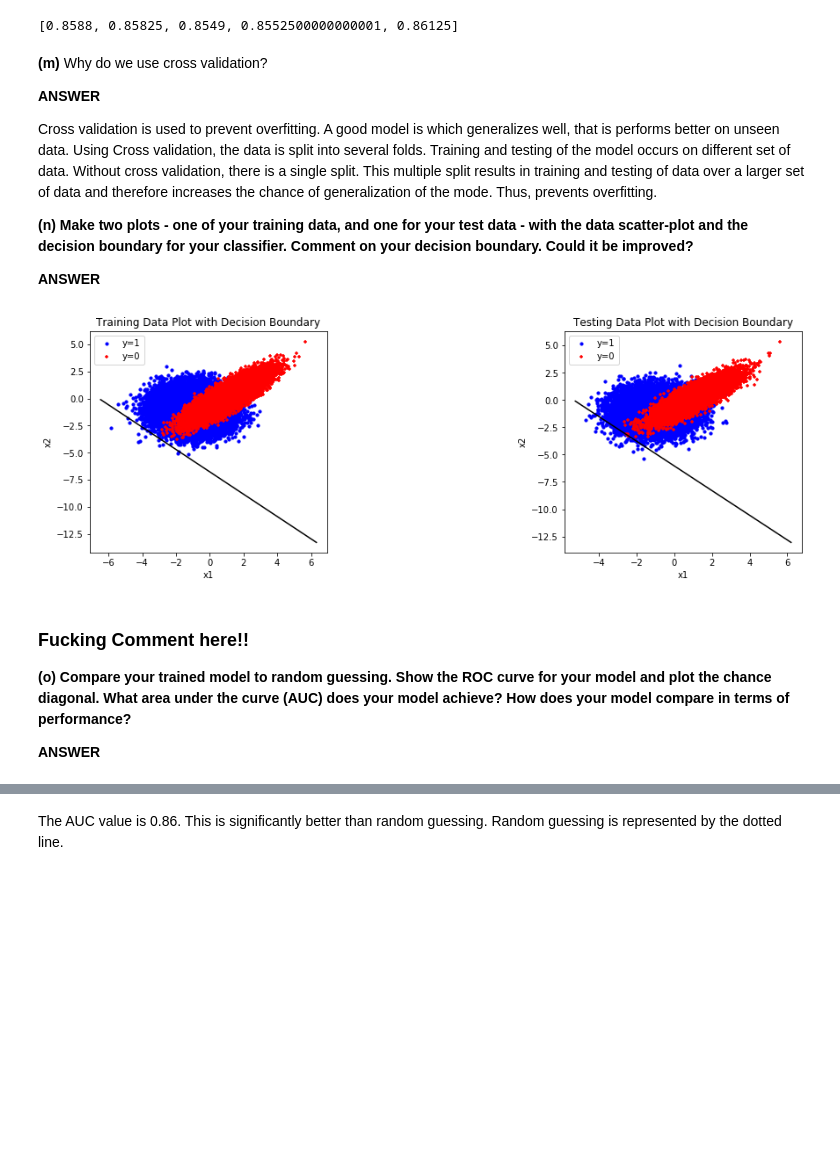
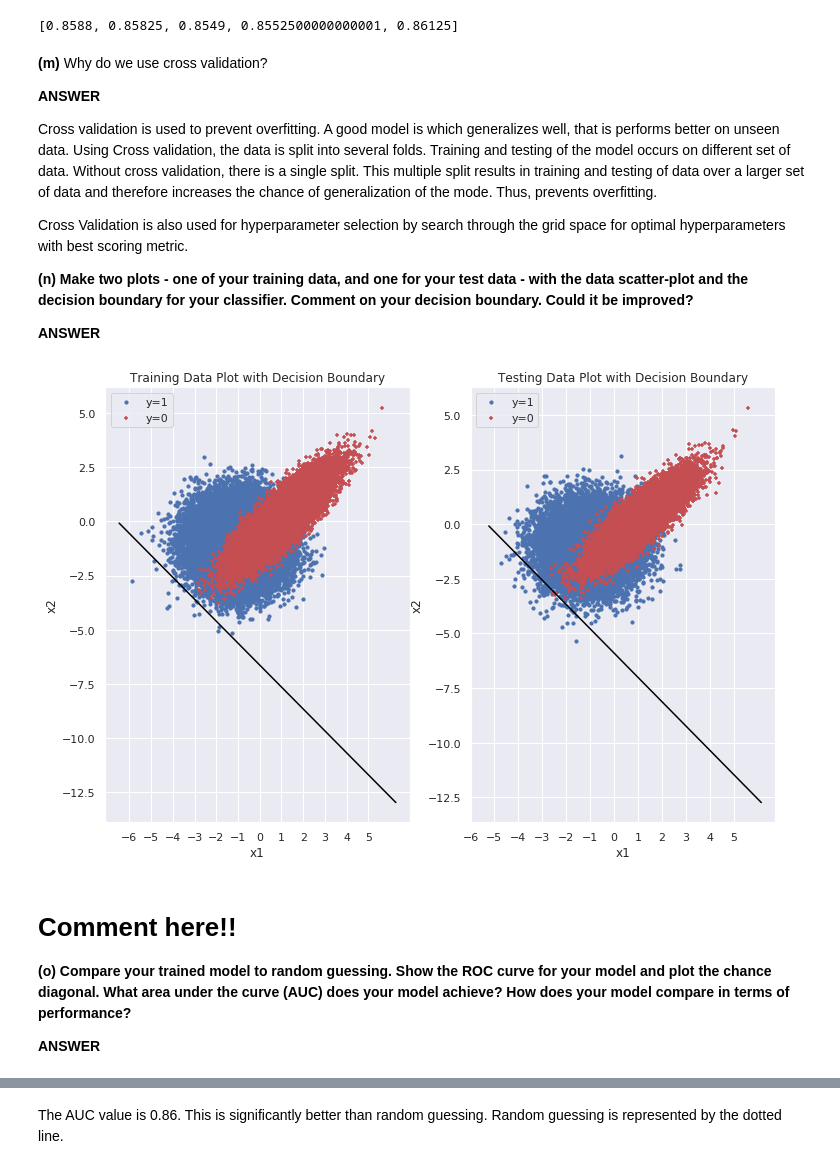
Before and after one commit to ravitashaw/ids705, a Jupyter notebook: assignment3/Assignment_3.ipynb, the cells around one changed output, grey strips where cells are left out. Drawn from its saved outputs; the diff is of its cells as text; code cells hidden in the pictures; blank space fills up the shorter version.

```diff
--- a/assignment3/Assignment_3.ipynb
+++ b/assignment3/Assignment_3.ipynb
@@ -377,6 +380,7 @@ lm.train(X_train, y_train)
 
 lm.validation_cost_function(X_test, y_test)
 
+sns.set()
 plt.figure()
 plt.ylabel('Cost')
 plt.xlabel('Iterations')
@@ -395,6 +399,7 @@ lm.train(X_train, y_train)
 
 lm.validation_cost_function(X_test, y_test)
 
+sns.set()
 plt.figure()
 plt.ylabel('Cost')
 plt.xlabel('Iterations')
@@ -423,6 +428,7 @@ lm.train(X_train, y_train)
 
 lm.validation_cost_function(X_test, y_test)
 
+sns.set()
 plt.figure()
 plt.ylabel('Cost')
 plt.xlabel('Iterations')
@@ -467,15 +473,22 @@ mean_fpr = np.linspace(0, 1, 100)
 
 i = 0
 final_lm = LogisiticRegression(learning_rate=0.01, epoch=2000, intercept=True, debug=False)
+fig = plt.figure(figsize=(14, 14))
 for train, test in cv.split(X, y):
+
     final_lm.train(X[train], y[train])
     preds = final_lm.predict(X[test])
+
     fpr, tpr, thresholds = roc_curve(y[test], preds)
     tprs.append(interp(mean_fpr, fpr, tpr))
     tprs[-1][0] = 0.0
+
     roc_auc = auc(fpr, tpr)
     aucs.append(roc_auc)
+
+    sns.set()
     plt.plot(fpr, tpr, lw=1, alpha=0.8, label='ROC fold %d (AUC = %0.2f)' % (i, roc_auc))
+
     print('Fold {} completed.'.format(i))
     i += 1
 
@@ -486,6 +499,7 @@ mean_tpr = np.mean(tprs, axis=0)
 mean_tpr[-1] = 1.0
 mean_auc = auc(mean_fpr, mean_tpr)
 std_auc = np.std(aucs)
+sns.set()
 plt.plot(mean_fpr, mean_tpr, color='b',
         label=r'Mean ROC (AUC = %0.2f $\pm$ %0.2f)' % (mean_auc, std_auc),
         lw=2, alpha=.8)
@@ -500,7 +514,7 @@ plt.xlim([-0.05, 1.05])
 plt.ylim([-0.05, 1.05])
 plt.xlabel('False Positive Rate')
 plt.ylabel('True Positive Rate')
-plt.title('ROC curve: My Logistic Regression Model')
+plt.title('ROC curve: Handmade Logistic Regression Model')
 plt.legend(loc="lower right")
 plt.show()
 # %% [output]
@@ -533,45 +540,49 @@ aucs
 
 Cross validation is used to prevent overfitting. A good model is which generalizes well, that is performs better on unseen data. Using Cross validation, the data is split into several folds. Training and testing of the model occurs on different set of data. Without cross validation, there is a single split. This multiple split results in training and testing of data over a larger set of data and therefore increases the chance of generalization of the mode. Thus, prevents overfitting.
 
+Cross Validation is also used for hyperparameter selection by search through the grid space for optimal hyperparameters with best scoring metric.
+
 **(n) Make two plots - one of your training data, and one for your test data - with the data scatter-plot and the decision boundary for your classifier. Comment on your decision boundary. Could it be improved?**
 
 **ANSWER**
 # %%
 import matplotlib.pyplot as plt
 
 intercept, x1_coeff, x2_coeff = final_lm.weights[0][0], final_lm.weights[1][0], final_lm.weights[2][0]
 
-fig = plt.figure()
-
+fig = plt.figure(figsize=(12, 8))
+sns.set()
 ax1 = fig.add_subplot(121)
 ax1.scatter(X_train[y_train==1].x1, X_train[y_train==1].x2, s=10, c='b', marker="o", label='y=1')
 ax1.scatter(X_train[y_train==0].x1, X_train[y_train==0].x2, s=10, c='r', marker="+", label='y=0')
 plt.legend(loc='upper left');
 
 x_min, x_max = ax1.get_xlim()
+plt.xticks(np.arange(-6, 6, step=1))
 ax1.plot([x_min, x_max], [intercept, (x_max*x1_coeff)+(x_max*x2_coeff)+intercept], c='black')
 plt.title('Training Data Plot with Decision Boundary')
 plt.ylabel('x2')
 plt.xlabel('x1')
 
 ax2 = fig.add_subplot(122)
 ax2.scatter(X_test[y_test==1].x1, X_test[y_test==1].x2, s=10, c='b', marker="o", label='y=1')
 ax2.scatter(X_test[y_test==0].x1, X_test[y_test==0].x2, s=10, c='r', marker="+", label='y=0')
 plt.legend(loc='upper left')
 
 x_min, x_max = ax2.get_xlim()
 ax2.plot([x_min, x_max], [intercept, (x_max*x1_coeff)+(x_max*x2_coeff)+intercept], c='black')
+plt.xticks(np.arange(-6, 6, step=1))
 plt.title('Testing Data Plot with Decision Boundary')
 plt.xlabel('x1')
 plt.ylabel('x2')
 
-plt.subplots_adjust(left=None, bottom=None, right=2.0, top=1.0, wspace=1.0, hspace=None)
+#plt.subplots_adjust(left=None, bottom=None, right=2.0, top=1.0, wspace=1, hspace=None)
 
 plt.show()
 # %% [output]
-[figure, old version]
+[figure, new version]
 # %% [markdown]
-### Fucking Comment here!!
+# Comment here!!
 
 **(o) Compare your trained model to random guessing. Show the ROC curve for your model and plot the chance diagonal. What area under the curve (AUC) does your model achieve? How does your model compare in terms of performance?**
 
```
Also changed, not shown: parts of 62 cells of this notebook.
